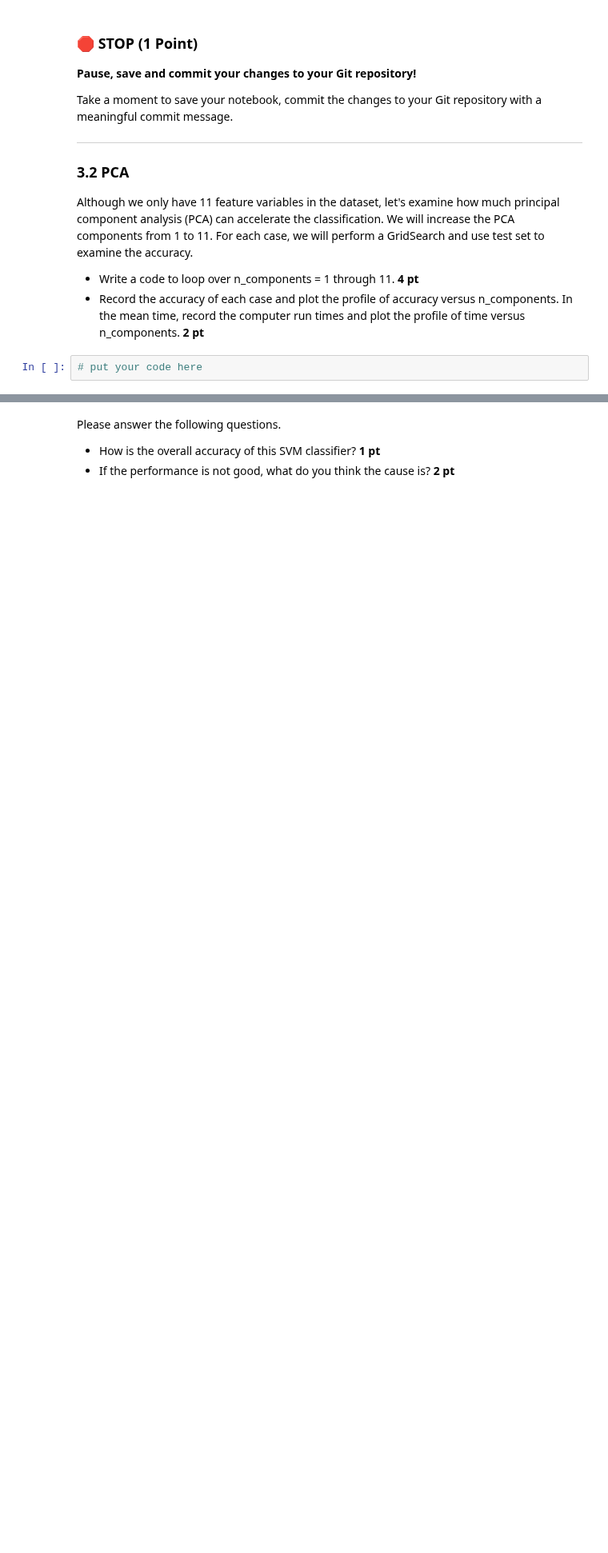
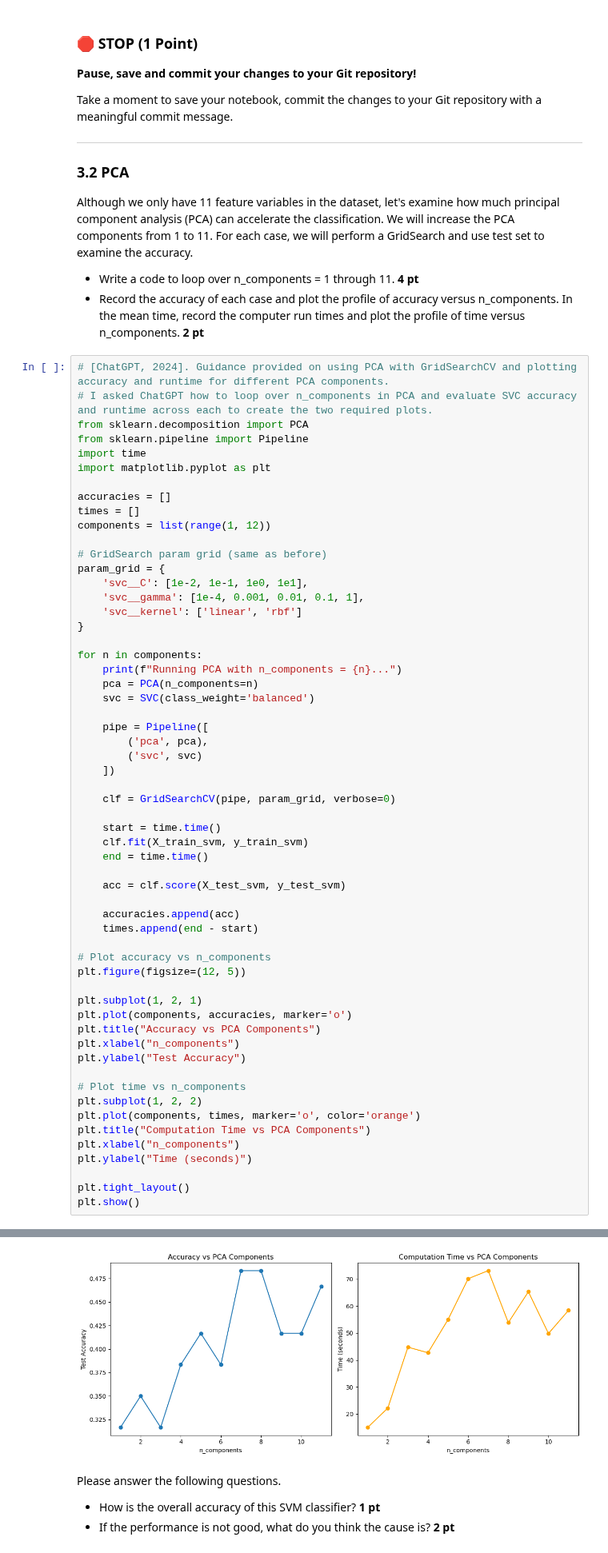
Before and after one commit to burririt/CMSE202-s25-turnin, a Jupyter notebook: hw-04/HW-04_Perceptron_SVM_RithvikBurri.ipynb, the cells around one changed output, grey strips where cells are left out. Shown at 80% size. Cells and saved outputs as stored; diff of their text form; blank space fills up the shorter version.

```diff
--- a/hw-04/HW-04_Perceptron_SVM_RithvikBurri.ipynb
+++ b/hw-04/HW-04_Perceptron_SVM_RithvikBurri.ipynb
@@ -582,4 +582,61 @@ Although we only have 11 feature variables in the dataset, let's examine how muc
 * Write a code to loop over n_components = 1 through 11. **4 pt**
 * Record the accuracy of each case and plot the profile of accuracy versus n_components. In the mean time, record the computer run times and plot the profile of time versus n_components. **2 pt**
 # %%
-# put your code here
+# [ChatGPT, 2024]. Guidance provided on using PCA with GridSearchCV and plotting accuracy and runtime for different PCA components.
+# I asked ChatGPT how to loop over n_components in PCA and evaluate SVC accuracy and runtime across each to create the two required plots.
+from sklearn.decomposition import PCA
+from sklearn.pipeline import Pipeline
+import time
+import matplotlib.pyplot as plt
+
+accuracies = []
+times = []
+components = list(range(1, 12))
+
+# GridSearch param grid (same as before)
+param_grid = {
+    'svc__C': [1e-2, 1e-1, 1e0, 1e1],
+    'svc__gamma': [1e-4, 0.001, 0.01, 0.1, 1],
+    'svc__kernel': ['linear', 'rbf']
+}
+
+for n in components:
+    print(f"Running PCA with n_components = {n}...")
+    pca = PCA(n_components=n)
+    svc = SVC(class_weight='balanced')
+
+    pipe = Pipeline([
+        ('pca', pca),
+        ('svc', svc)
+    ])
+
+    clf = GridSearchCV(pipe, param_grid, verbose=0)
+
+    start = time.time()
+    clf.fit(X_train_svm, y_train_svm)
+    end = time.time()
+
+    acc = clf.score(X_test_svm, y_test_svm)
+
+    accuracies.append(acc)
+    times.append(end - start)
+
+# Plot accuracy vs n_components
+plt.figure(figsize=(12, 5))
+
+plt.subplot(1, 2, 1)
+plt.plot(components, accuracies, marker='o')
+plt.title("Accuracy vs PCA Components")
+plt.xlabel("n_components")
+plt.ylabel("Test Accuracy")
+
+# Plot time vs n_components
+plt.subplot(1, 2, 2)
+plt.plot(components, times, marker='o', color='orange')
+plt.title("Computation Time vs PCA Components")
+plt.xlabel("n_components")
+plt.ylabel("Time (seconds)")
+
+plt.tight_layout()
+plt.show()
+# %% [output]
@@ -586,3 +654,4 @@ Although we only have 11 feature variables in the dataset, let's examine how muc
+[figure, added]
 # %% [markdown]
 Please answer the following questions.
 * How is the overall accuracy of this SVM classifier?  **1 pt**
```
Also changed, not shown: parts of 3 cells of this notebook.
